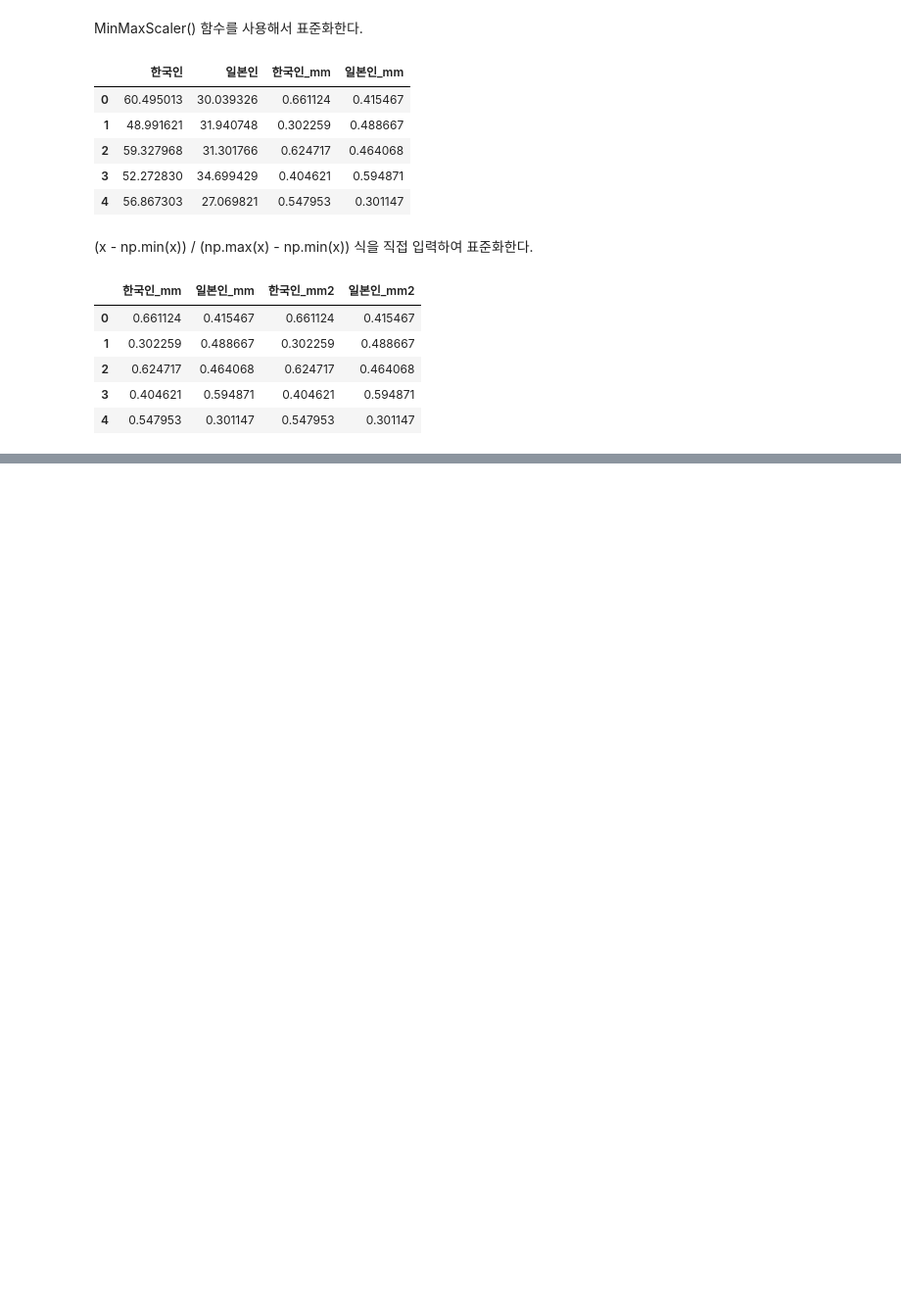
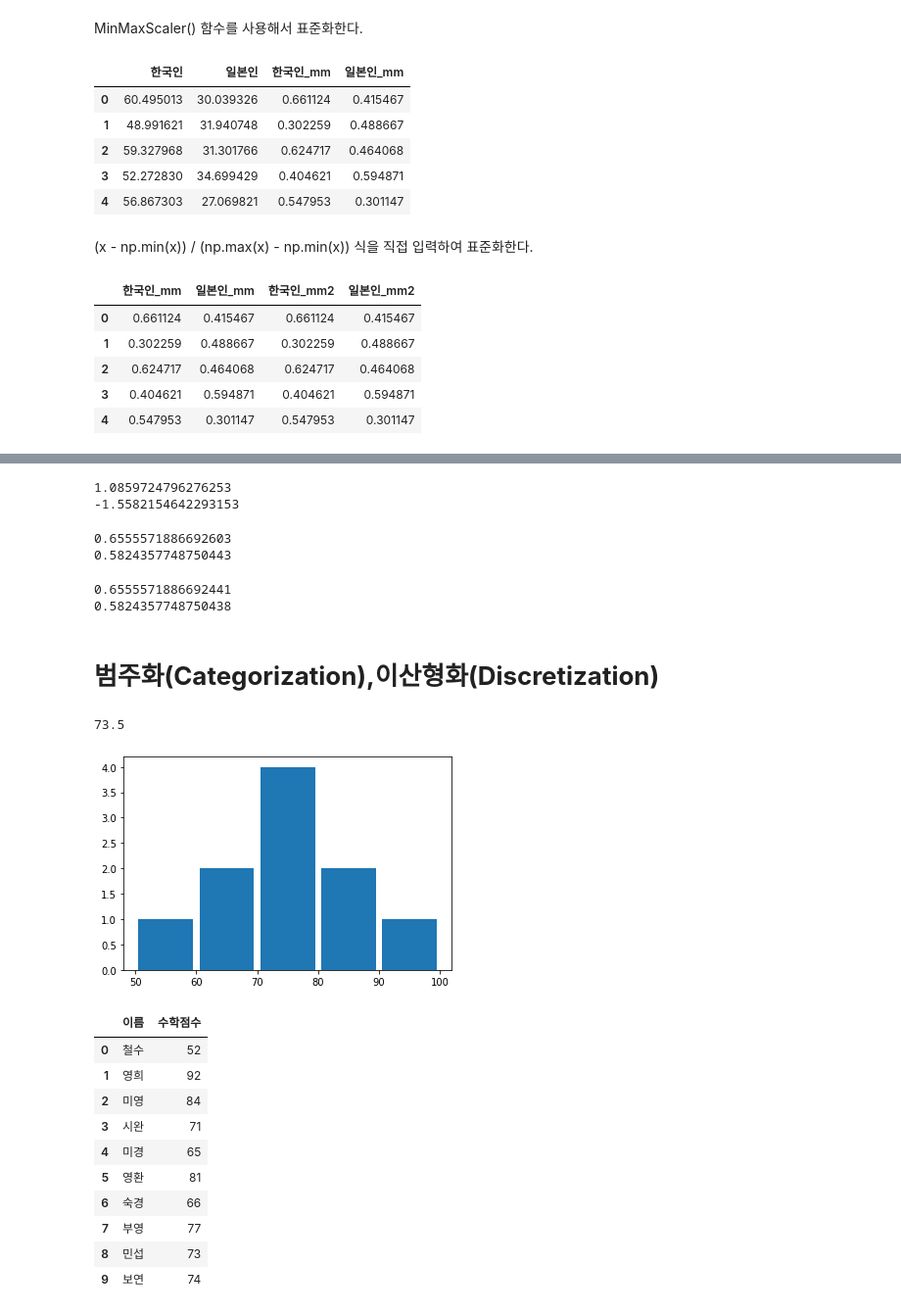
Before and after one commit to rlackdrhkd/Coding-Study, a Jupyter notebook: 빅분기_1회차.ipynb, the cells around one changed output, grey strips where cells are left out. Shown: that part at 98% size. Cells and saved outputs as stored; diff of their text form; code cells hidden in the pictures; blank space fills up the shorter version.

```diff
--- a/빅분기_1회차.ipynb
+++ b/빅분기_1회차.ipynb
@@ -293,0 +308,61 @@ meat_consumption[["한국인_mm","일본인_mm","한국인_mm2","일본인_mm2"]
+# %%
+#scipy 패키지 임포트
+import scipy.stats as ss
+
+#지정한 컬럼의 왜도 계산
+print(ss.skew(df["CONT"]))
+print(ss.skew(df['PHYS']))
+# %% [output]
+1.0859724796276253
+-1.5582154642293153
+# %%
+#변수변환-로그변환
+df["CONT1"] = np.log(df["CONT"])
+df["PHYS1"] = np.log(np.max(df["PHYS"] + 1) - df["PHYS"])
+
+#왜도 계산
+print(ss.skew(df["CONT1"]))
+print(ss.skew(df["PHYS1"]))
+# %% [output]
+0.6555571886692603
+0.5824357748750443
+# %%
+#변수변환-로그변환
+df["CONT2"] = np.log10(df["CONT"])
+df["PHYS2"] = np.log10(np.max(df["PHYS"]+1) - df["PHYS"])
+
+#왜도 계산
+print(ss.skew(df["CONT2"]))
+print(ss.skew(df["PHYS2"]))
+# %% [output]
+0.6555571886692441
+0.5824357748750438
+# %% [markdown]
+# **범주화(Categorization),이산형화(Discretization)**
+# %%
+#수학점수 (Math_score)
+data = [["철수",52], ["영희",92], ["미영",84], ["시완",71], ["미경",65],
+        ["영환",81], ["숙경",66], ["부영",77], ["민섭",73], ["보연",74]]
+df = pd.DataFrame(data,columns=['이름','수학점수'])
+
+print(np.mean(df["수학점수"]))
+
+#히스토그램, 범위 50~100, 5개 구간
+plt.hist(df["수학점수"], bins=5, range=[50, 100], rwidth=0.9)
+#rwidth로 그래프 폭을 조절할 수 있음(생략 시 기본값1)
+plt.show()
+df
+# %% [output]
+73.5
+[figure, added]
+|  | 이름 | 수학점수 |
+| 0 | 철수 | 52 |
+| 1 | 영희 | 92 |
+| 2 | 미영 | 84 |
+| 3 | 시완 | 71 |
+| 4 | 미경 | 65 |
+| 5 | 영환 | 81 |
+| 6 | 숙경 | 66 |
+| 7 | 부영 | 77 |
+| 8 | 민섭 | 73 |
+| 9 | 보연 | 74 |
```
Also changed, not shown: parts of 50 cells of this notebook.
